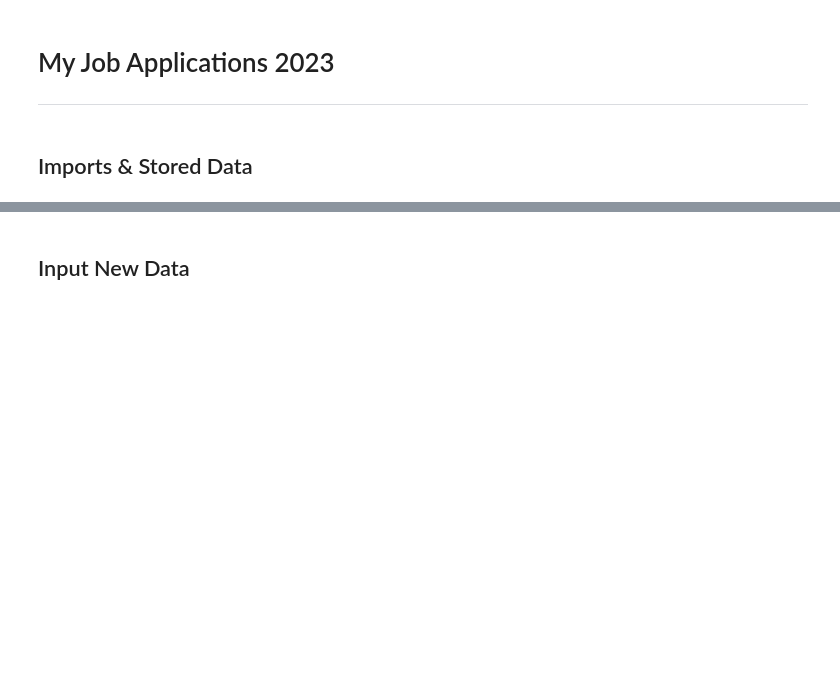
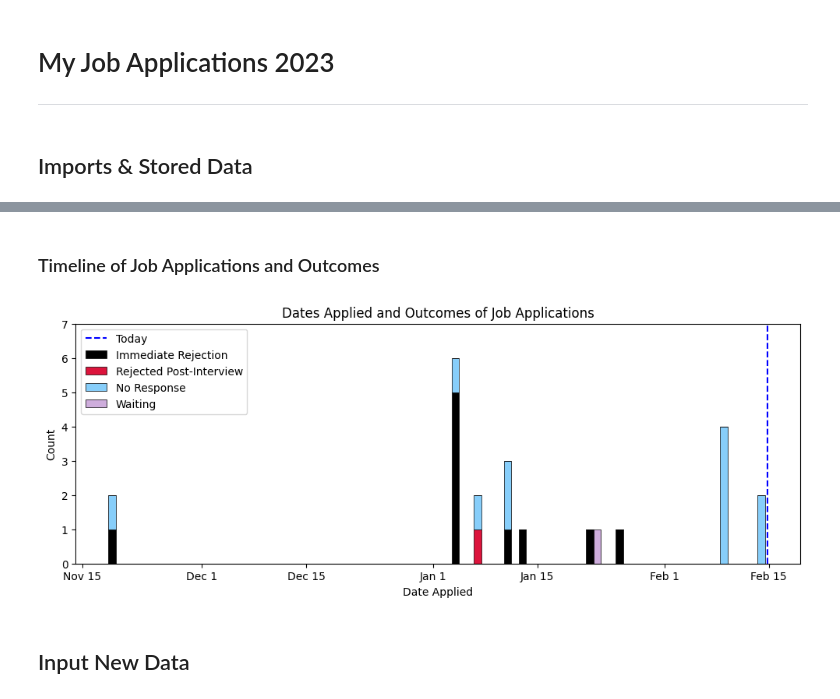
Before and after one commit to emilycardwell/my-jobs, a Jupyter notebook: jobs.ipynb, the cells around one changed output, grey strips where cells are left out. Cells and saved outputs as stored; diff of their text form; code cells hidden in the pictures; blank space fills up the shorter version.

```diff
--- a/jobs.ipynb
+++ b/jobs.ipynb
@@ -41,3 +35,9 @@ old_jobs_df
+# %% [markdown]
+### Timeline of Job Applications and Outcomes
+# %%
+apps_timeline()
+# %% [output]
+[figure, added]
 # %% [markdown]
 ## Input New Data
 # %% [markdown]
```
Also changed, not shown: parts of 63 cells of this notebook, 4 other files.
